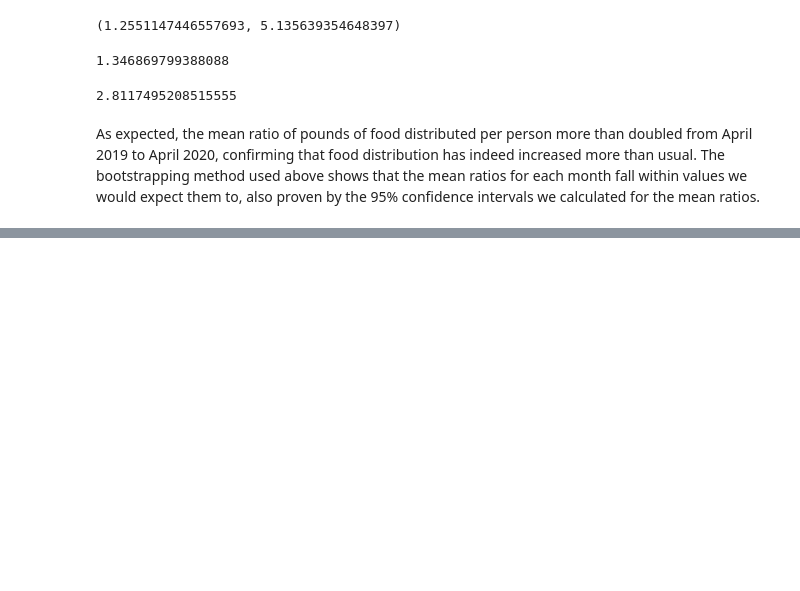
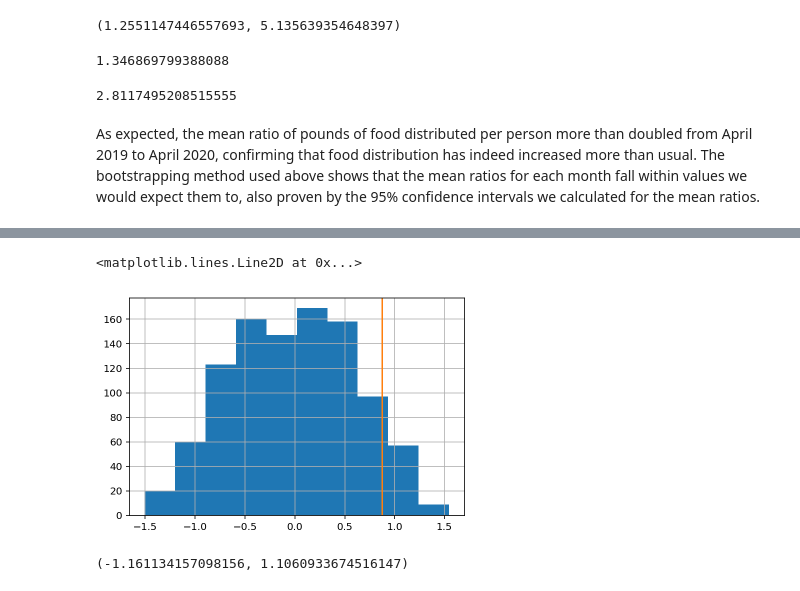
Before and after one commit to COGS108/group05_sp20, a Jupyter notebook: Gadi_Notebook.ipynb, the cells around one changed output, grey strips where cells are left out. Saved outputs shown, nothing was run; the diff lists cells and outputs as text; code cells hidden in the pictures; blank space fills up the shorter version.

```diff
--- a/Gadi_Notebook.ipynb
+++ b/Gadi_Notebook.ipynb
@@ -507,0 +546,13 @@ The bootstrapping method used above shows that the mean ratios for each month fa
+# %%
+#March
+diff = ratios7.ratio.mean() - ratios3.ratio.mean()
+mar_bootstrap = month_bootstrap(ratios3, ratios7)
+mar_bootstrap.meandiff.hist()
+plt.axvline(diff, color='C1')
+# %% [output]
+<matplotlib.lines.Line2D at 0x...>
+[figure, added]
+# %%
+mar_bootstrap.meandiff.quantile(0.025), mar_bootstrap.meandiff.quantile(0.975)
+# %% [output]
+(-1.161134157098156, 1.1060933674516147)
```
Also changed, not shown: parts of 9 cells of this notebook.
